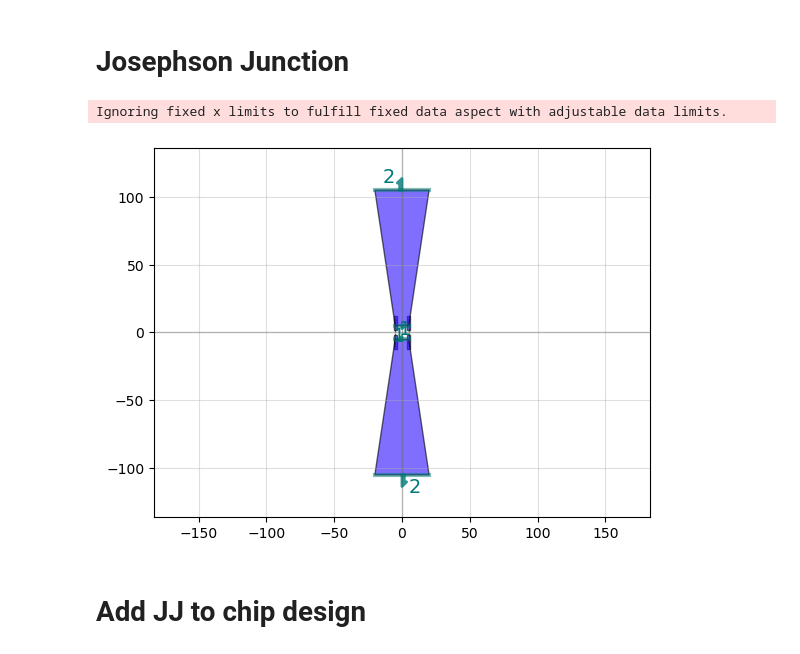
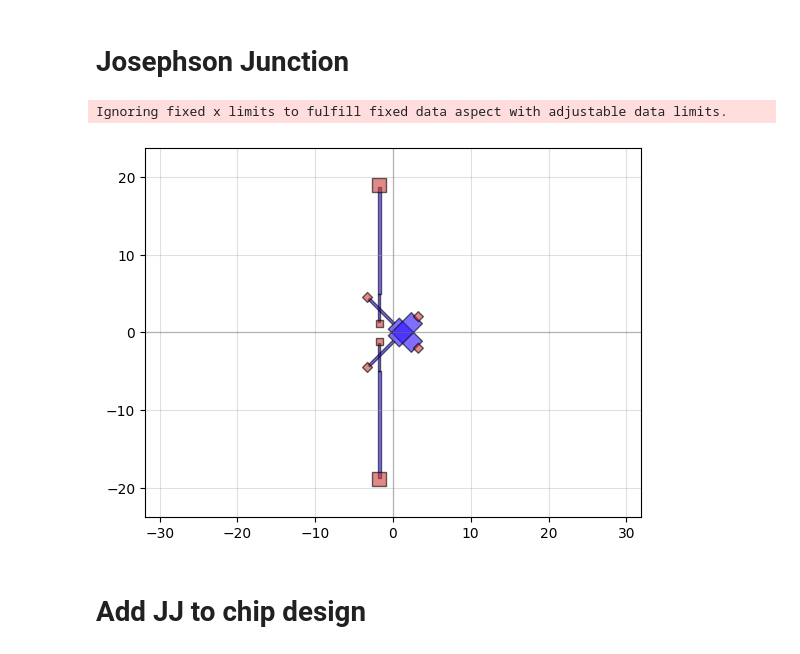
Before and after one commit to knakazono1999/Quantum-GDSDesign, a Jupyter notebook: transmon3D.ipynb, the cells around one changed output. Saved outputs shown, nothing was run; the diff lists cells and outputs as text; code cells hidden in the pictures.

```diff
--- a/transmon3D.ipynb
+++ b/transmon3D.ipynb
@@ -72,16 +69,16 @@ Ignoring fixed x limits to fulfill fixed data aspect with adjustable data limits
 # %%
 # JJ = device_JJ(width = 0.3, JJtype = "manhattan", squid = True, bandage = False)
 # JJ = device_JJ(width = 0.3, JJtype = "manhattan", squid = False, bandage = False)
 # JJ = device_JJ(width = 0.135, JJtype = "manhattan", squid = True, bandage = True)
-# JJ = device_JJ(width = 0.135, JJtype = "manhattan", squid = False, bandage = True)
-JJ = device_JJ(width = 1.0, JJtype = "dolan", squid = True, bandage = False)
+JJ = device_JJ(width = 2, JJtype = "manhattan", squid = False, bandage = True)
+#JJ = device_JJ(width = 1.0, JJtype = "dolan", squid = True, bandage = False)
 # JJ = device_JJ(width = 1.0, JJtype = "dolan", squid = False, bandage = False)
 # JJ = device_JJ(width = 1.0, JJtype = "dolan", squid = True, bandage = True)
 # JJ = device_JJ(width = 1.0, JJtype = "dolan", squid = False, bandage = True)
 qp(JJ)
 # %% [output]
 Ignoring fixed x limits to fulfill fixed data aspect with adjustable data limits.
-[figure, old version]
+[figure, new version]
 # %% [markdown]
 # Add JJ to chip design
 # %%
```
Also changed, not shown: parts of 7 cells of this notebook, 9 other files.
